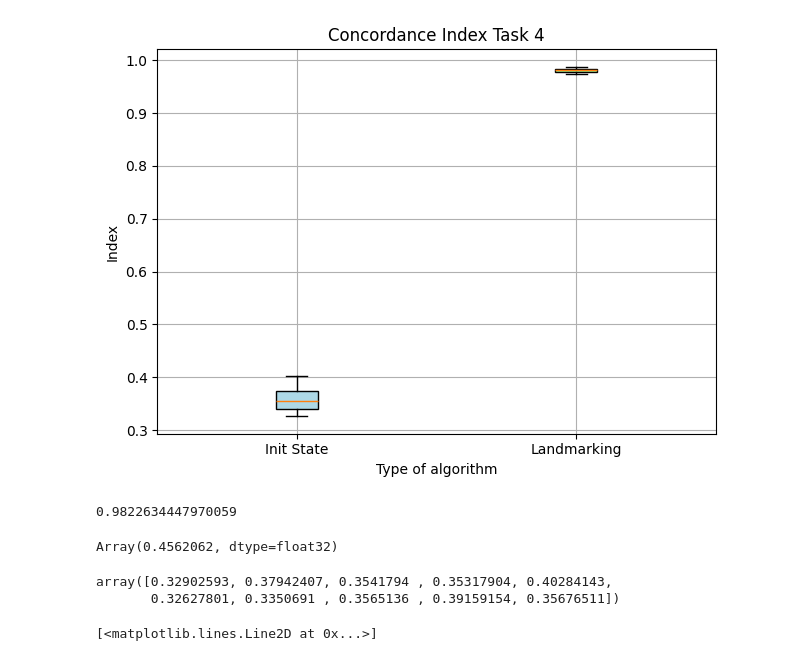
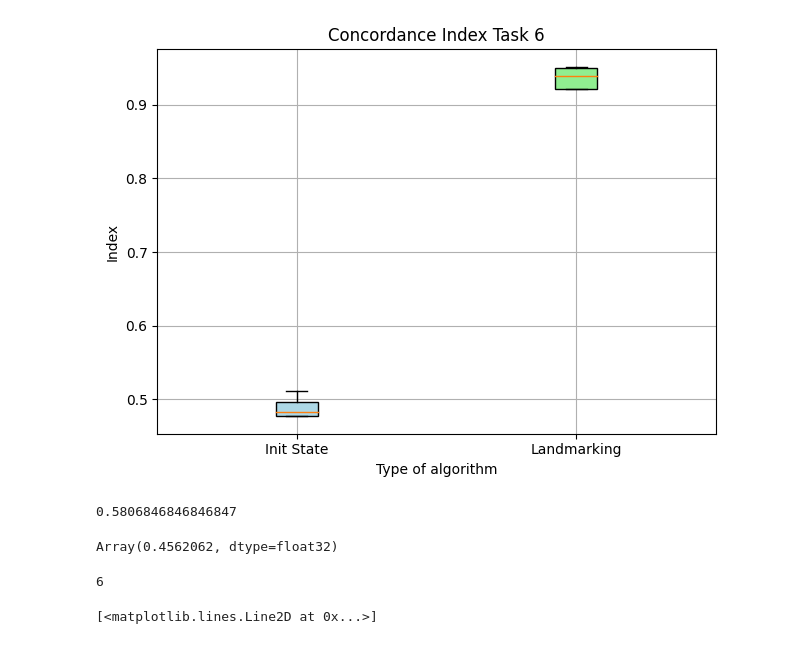
Before and after one commit to marianaw/deeptcsr, a Jupyter notebook: notebooks/standard_sa_single_task.ipynb, the cells around one changed output. Cells and saved outputs as stored; diff of their text form; code cells hidden in the pictures.

```diff
--- a/notebooks/standard_sa_single_task.ipynb
+++ b/notebooks/standard_sa_single_task.ipynb
@@ -17,3 +17,6 @@ def score(beta, xs):
 # %%
 config_path = '../config_server.yaml'
 config = yaml.load(open(config_path, 'r'), Loader=yaml.FullLoader)
+# %%
+task_id = config['dataset_kwargs']['task_id']
+task_id
@@ -56,7 +33,7 @@ NameError: name 'agent' is not defined
 # %%
 %%time
 
-num_exps = 10
+num_exps = 5
 sizes = [.2]
 
 res2_is = np.zeros((num_exps, len(sizes)))
@@ -141,49 +132,48 @@ NameError: name 'plt' is not defined
 # %%
 
 # Create a figure and axis
 fig, ax = plt.subplots()
 
 # Set the positions for the boxes
 positions = [1, 2]
 
 # Create the boxplots
 x = res3_is.reshape(-1)
 y = res3_lm.reshape(-1)
 boxplot = ax.boxplot([x, y], positions=positions, patch_artist=True)
 
 # Customize the appearance (colors, labels, etc.) as needed
 ax.set_xticks(positions)
 ax.set_xticklabels(['Init State', 'Landmarking'])
 ax.set_xlabel("Type of algorithm")
 ax.set_ylabel("Index")
-ax.set_title("Concordance Index Task 4")
+ax.set_title("Concordance Index Task {}".format(task_id))
 ax.grid()
 
 # Optionally, fill the boxes with colors
 colors = ['lightblue', 'lightgreen']
 for patch, color in zip(boxplot['boxes'], colors):
     patch.set_facecolor(color)
 
 # Save the figure as a PDF with tight layout
 plt.tight_layout()  # Ensures a tight layout
-plt.savefig("conc_idx_task_10.pdf", format="pdf")
+plt.savefig("../../Figures/conc_idx_task_{}.pdf".format(task_id), format="pdf")
 
 plt.show()
 # %% [output]
-[figure, old version]
+[figure, new version]
 # %%
 concordance_index(scores, ts, cs)
 # %% [output]
-0.9822634447970059
+0.5806846846846847
 # %%
 model.integrated_brier_score(train_gen.X[:, 0], train_gen.ts, train_gen.cs)
 # %% [output]
 Array(0.4562062, dtype=float32)
 # %%
-x
+task_id
 # %% [output]
-array([0.32902593, 0.37942407, 0.3541794 , 0.35317904, 0.40284143,
-       0.32627801, 0.3350691 , 0.3565136 , 0.39159154, 0.35676511])
+6
 # %%
 def integrated_brier_score(self, xs, ts, cs):
     """Compute the integrated Brier score."""
```
Also changed, not shown: parts of 12 cells of this notebook, 6 other files.
